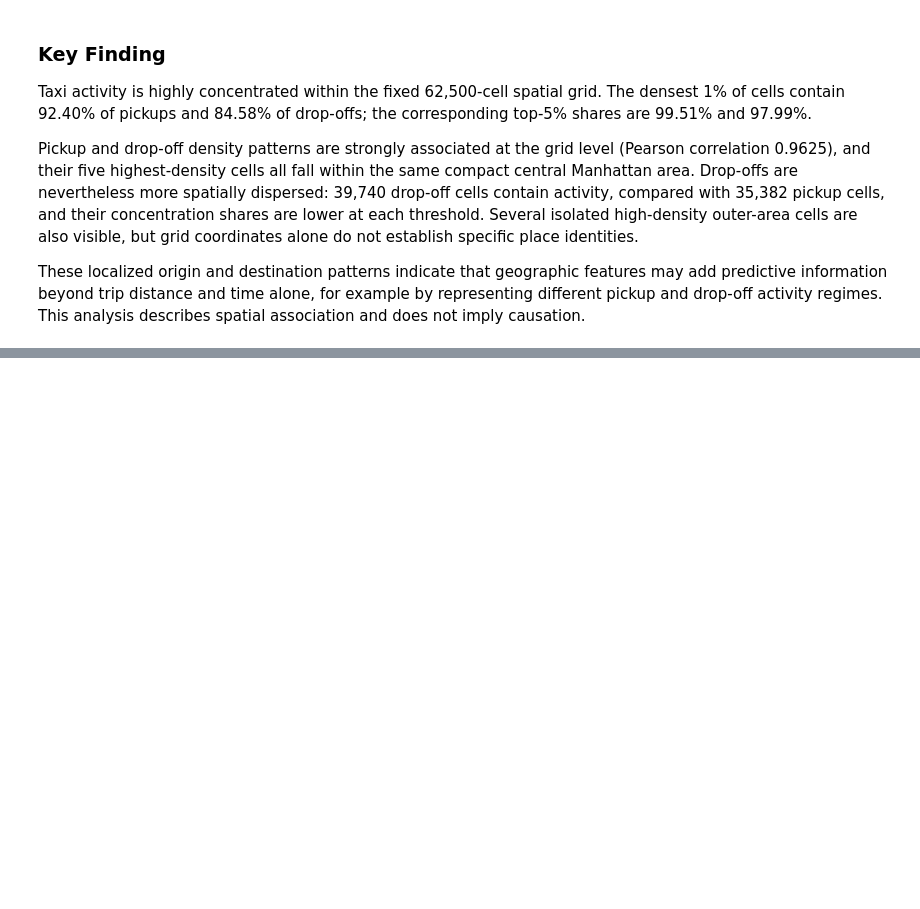
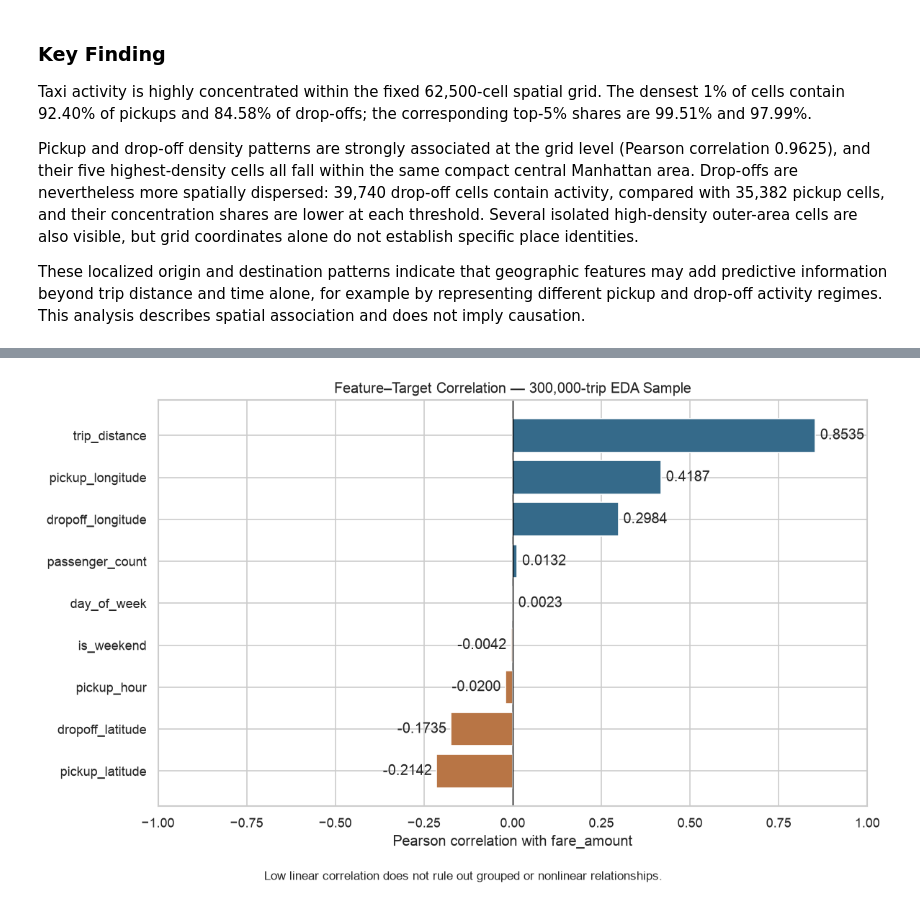
Before and after one commit to xiaochuan-hu/nyc-taxi-fare-prediction, a Jupyter notebook: notebooks/03_exploratory_data_analysis.ipynb, the cells around one changed output, grey strips where cells are left out. Cells and saved outputs as stored; diff of their text form; code cells hidden in the pictures; blank space fills up the shorter version.

```diff
--- a/notebooks/03_exploratory_data_analysis.ipynb
+++ b/notebooks/03_exploratory_data_analysis.ipynb
@@ -1606,0 +1678,18 @@ This analysis describes spatial association and does not imply causation.
+# %%
+ordered_r = target_correlations["pearson_r"].sort_values()
+fig, ax = plt.subplots(figsize=(10, 6))
+bars = ax.barh(ordered_r.index, ordered_r.values,
+               color=["#B87545" if v < 0 else "#356A8A" for v in ordered_r])
+ax.bar_label(bars, fmt="%.4f", padding=4)
+ax.axvline(0, color="black", linewidth=0.8)
+ax.set_xlim(-1, 1)
+ax.set_xlabel("Pearson correlation with fare_amount")
+ax.set_title("Feature–Target Correlation — 300,000-trip EDA Sample")
+fig.text(0.5, 0.01, "Low linear correlation does not rule out grouped or nonlinear relationships.",
+         ha="center", fontsize=10)
+fig.tight_layout(rect=(0, 0.04, 1, 1))
+fig.savefig(FIGURE_DIR / "feature_target_correlation.png", dpi=180, bbox_inches="tight")
+plt.show()
+plt.close(fig)
+# %% [output]
+[figure, added]
```
Also changed, not shown: parts of 10 cells of this notebook, 12 other files.
